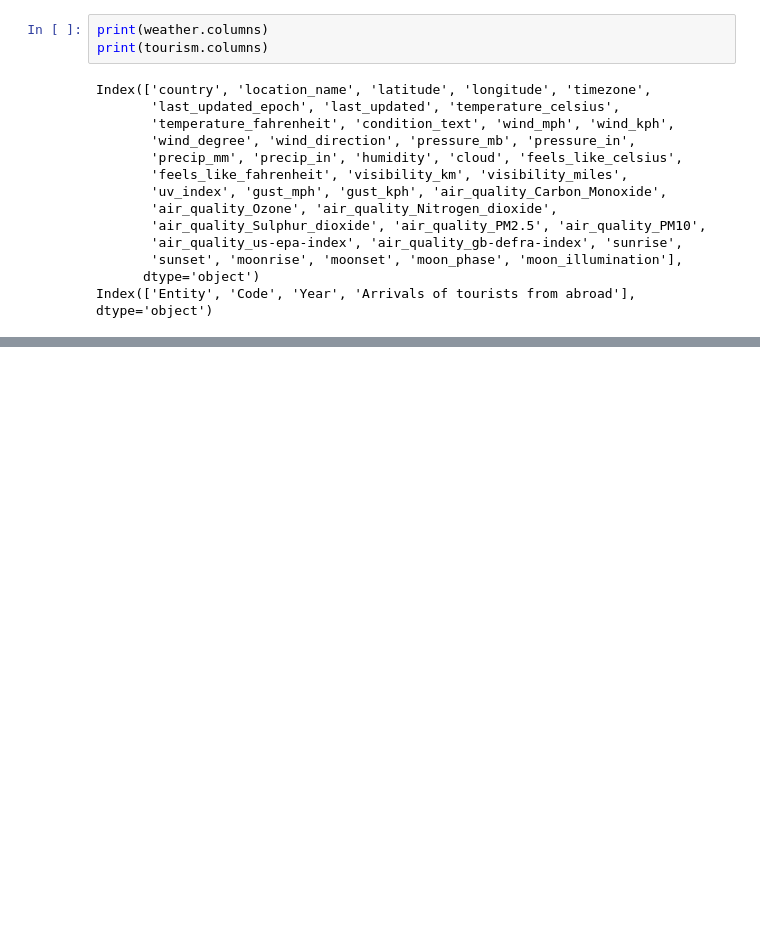
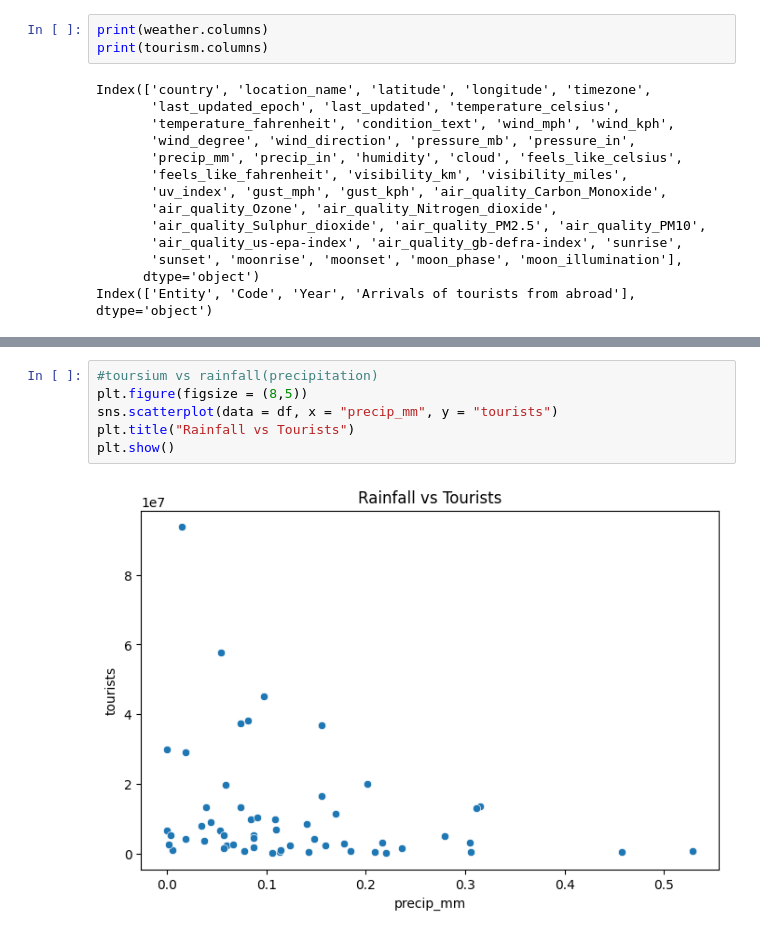
Before and after one commit to 2005yoheiUBC/tourist-demand-prediction, a Jupyter notebook: notebooks/travel_analysis.ipynb, the cells around one changed output, grey strips where cells are left out. Drawn from its saved outputs; the diff is of its cells as text; blank space fills up the shorter version.

```diff
--- a/notebooks/travel_analysis.ipynb
+++ b/notebooks/travel_analysis.ipynb
@@ -70,0 +236,8 @@ Index(['Entity', 'Code', 'Year', 'Arrivals of tourists from abroad'], dtype='obj
+# %%
+#toursium vs rainfall(precipitation)
+plt.figure(figsize = (8,5))
+sns.scatterplot(data = df, x = "precip_mm", y = "tourists")
+plt.title("Rainfall vs Tourists")
+plt.show()
+# %% [output]
+[figure, added]
```
Also changed, not shown: parts of 32 cells of this notebook, 1 other file.
